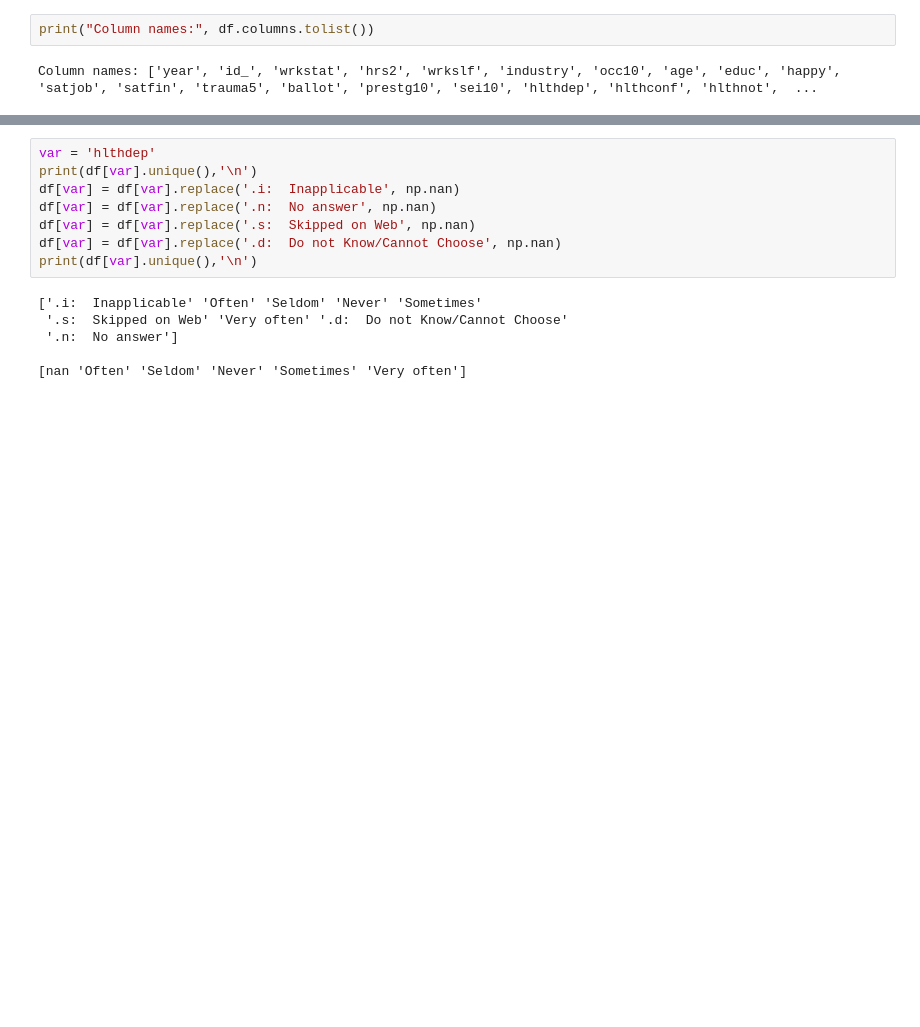
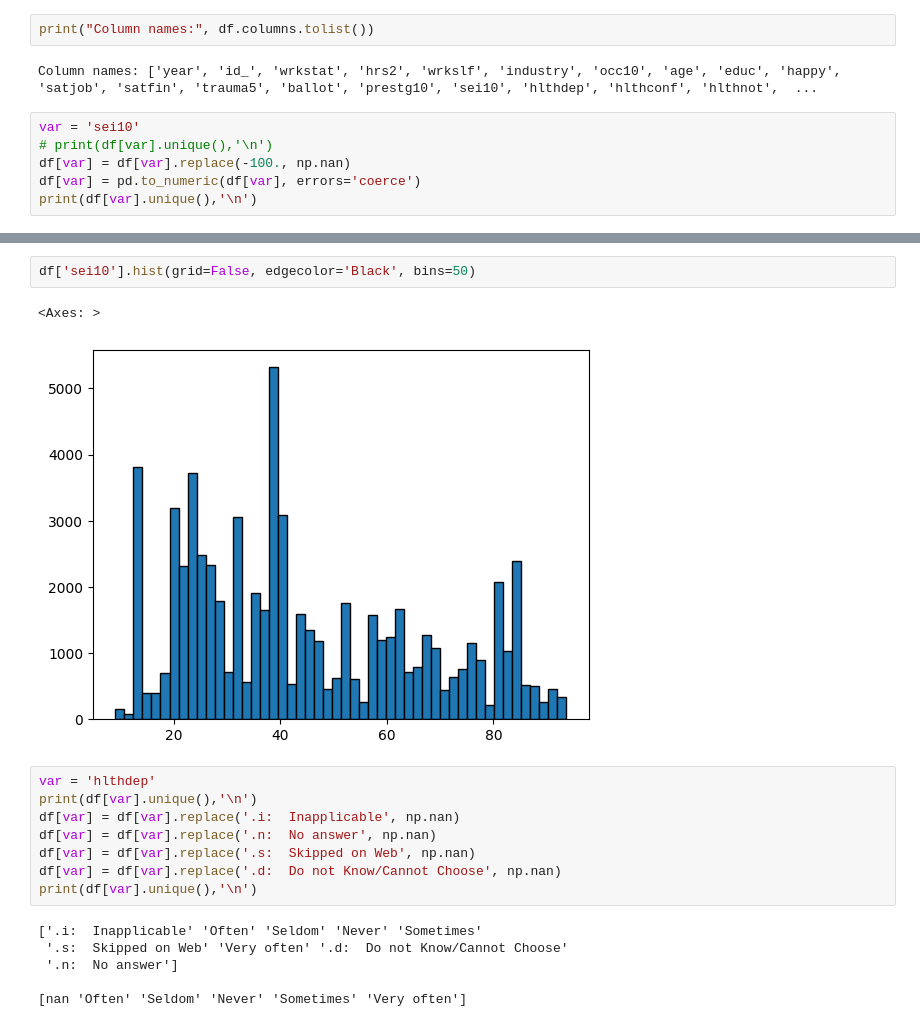
Before and after one commit to phipyao/ds3001-project_gss, a Jupyter notebook: project.ipynb, the cells around one changed output, grey strips where cells are left out. Drawn from its saved outputs; the diff is of its cells as text; blank space fills up the shorter version.

Commit message:
added a lot more plots

```diff
--- a/project.ipynb
+++ b/project.ipynb
@@ -23,3 +23,9 @@ df.head()
 print("Column names:", df.columns.tolist())
 # %% [output]
 Column names: ['year', 'id_', 'wrkstat', 'hrs2', 'wrkslf', 'industry', 'occ10', 'age', 'educ', 'happy', 'satjob', 'satfin', 'trauma5', 'ballot', 'prestg10', 'sei10', 'hlthdep', 'hlthconf', 'hlthnot',  ...
+# %%
+var = 'sei10'
+# print(df[var].unique(),'\n')
+df[var] = df[var].replace(-100., np.nan)
+df[var] = pd.to_numeric(df[var], errors='coerce')
+print(df[var].unique(),'\n')
@@ -26,3 +50,8 @@ Column names: ['year', 'id_', 'wrkstat', 'hrs2', 'wrkslf', 'industry', 'occ10',
+# %%
+df['sei10'].hist(grid=False, edgecolor='Black', bins=50)
+# %% [output]
+<Axes: >
+[figure, added]
 # %%
 var = 'hlthdep'
 print(df[var].unique(),'\n')
```
Also changed, not shown: parts of 15 cells of this notebook.
